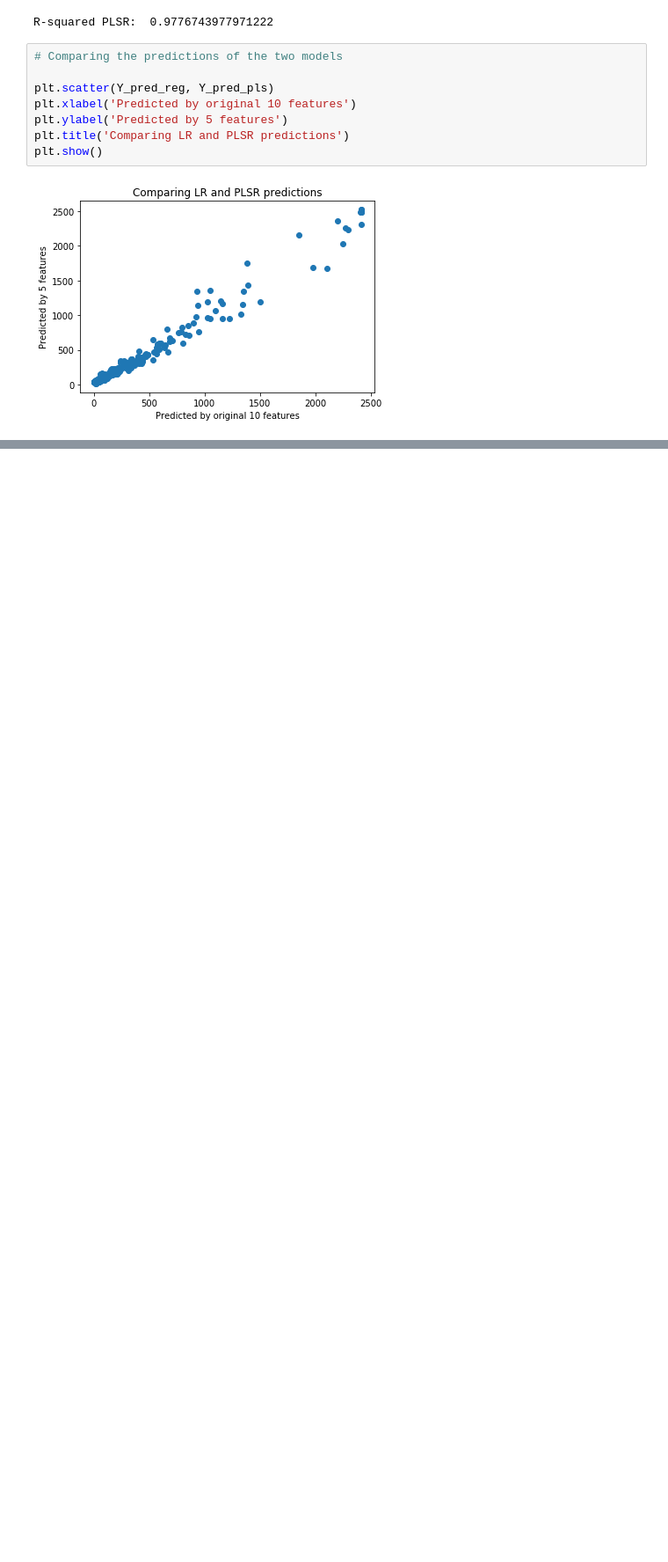
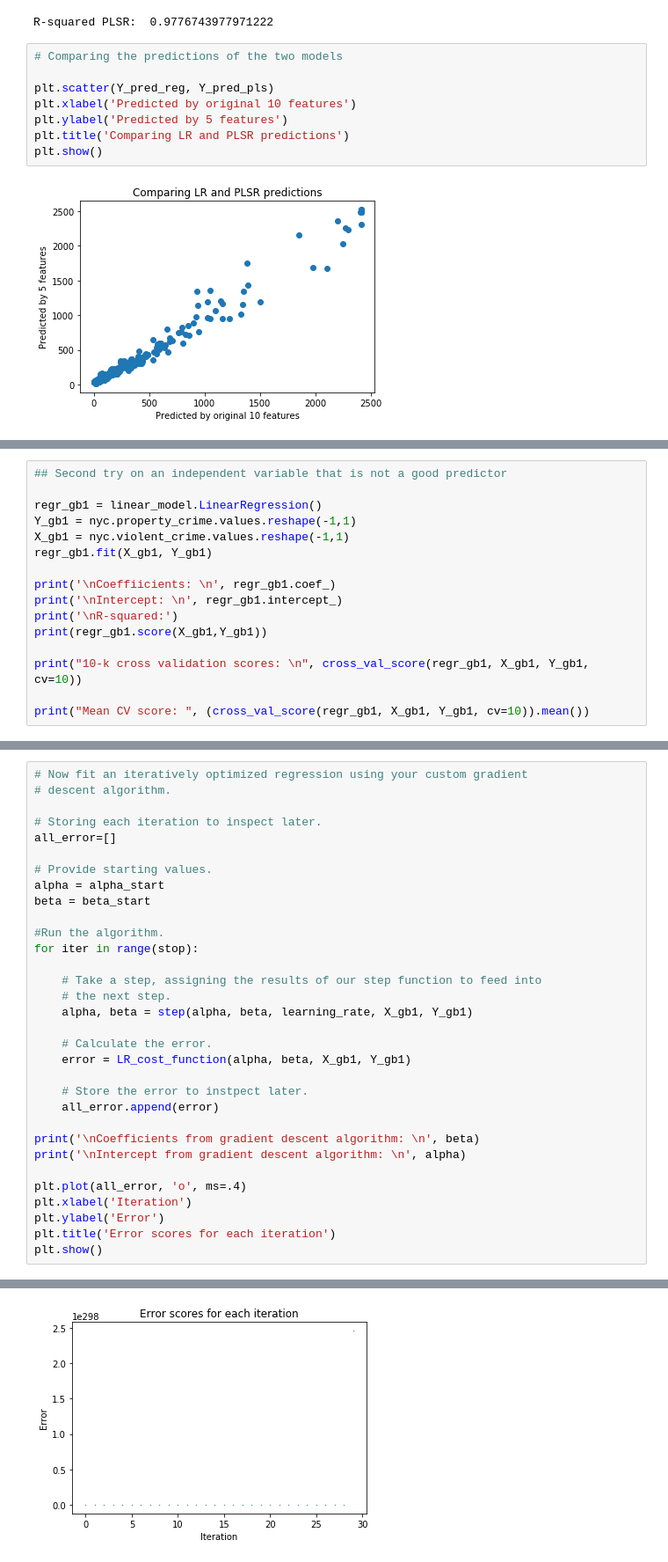
Before and after one commit to PriyankaBiswas/Data-Science, a Jupyter notebook: Unit2_SL/Regression/crime_supervised_models.ipynb, the cells around one changed output, grey strips where cells are left out. Shown at 88% size. Saved outputs shown, nothing was run; the diff lists cells and outputs as text; blank space fills up the shorter version.

```diff
--- a/Unit2_SL/Regression/crime_supervised_models.ipynb
+++ b/Unit2_SL/Regression/crime_supervised_models.ipynb
@@ -709,0 +834,16 @@ plt.show()
+# %%
+## Second try on an independent variable that is not a good predictor
+
+regr_gb1 = linear_model.LinearRegression()
+Y_gb1 = nyc.property_crime.values.reshape(-1,1)
+X_gb1 = nyc.violent_crime.values.reshape(-1,1)
+regr_gb1.fit(X_gb1, Y_gb1)
+
+print('\nCoeffiicients: \n', regr_gb1.coef_)
+print('\nIntercept: \n', regr_gb1.intercept_)
+print('\nR-squared:')
+print(regr_gb1.score(X_gb1,Y_gb1))
+
+print("10-k cross validation scores: \n", cross_val_score(regr_gb1, X_gb1, Y_gb1, cv=10))
+
+print("Mean CV score: ", (cross_val_score(regr_gb1, X_gb1, Y_gb1, cv=10)).mean())
@@ -709,0 +873,33 @@ plt.show()
+# %%
+# Now fit an iteratively optimized regression using your custom gradient
+# descent algorithm.
+
+# Storing each iteration to inspect later.
+all_error=[]
+
+# Provide starting values.
+alpha = alpha_start
+beta = beta_start
+
+#Run the algorithm.
+for iter in range(stop):
+
+    # Take a step, assigning the results of our step function to feed into
+    # the next step.
+    alpha, beta = step(alpha, beta, learning_rate, X_gb1, Y_gb1)
+
+    # Calculate the error.
+    error = LR_cost_function(alpha, beta, X_gb1, Y_gb1)
+
+    # Store the error to instpect later.
+    all_error.append(error)
+
+print('\nCoefficients from gradient descent algorithm: \n', beta)
+print('\nIntercept from gradient descent algorithm: \n', alpha)
+
+plt.plot(all_error, 'o', ms=.4)
+plt.xlabel('Iteration')
+plt.ylabel('Error')
+plt.title('Error scores for each iteration')
+plt.show()
+# %% [output]
@@ -709,0 +911 @@ plt.show()
+[figure, added]
```
Also changed, not shown: parts of 12 cells of this notebook.
